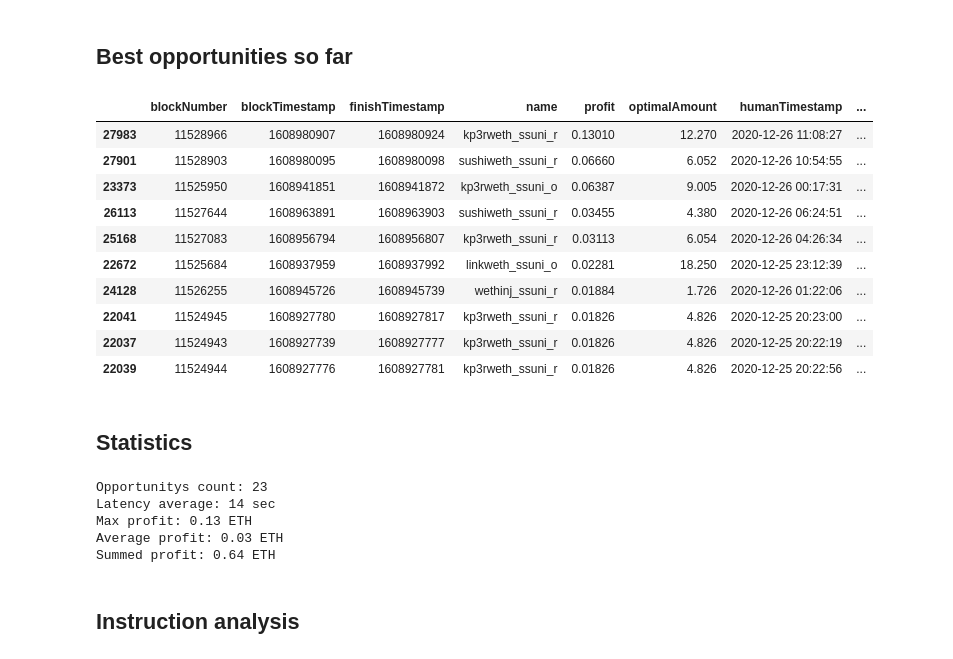
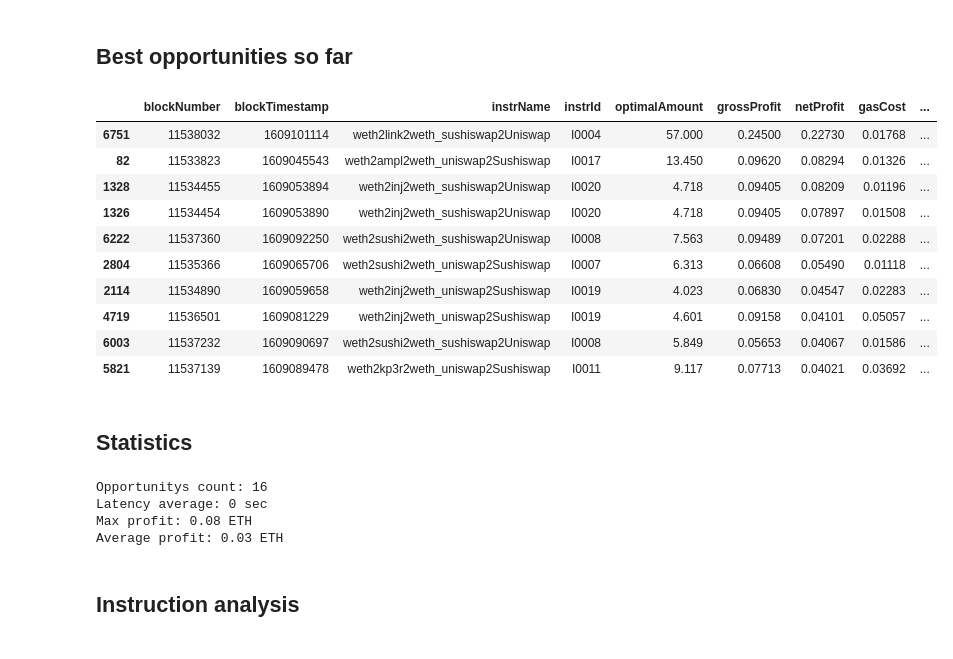
Before and after one commit to halo3mic/mosquito, a Jupyter notebook: analysis/log_analysis.ipynb, the cells around one changed output. Saved outputs shown, nothing was run; the diff lists cells and outputs as text; code cells hidden in the pictures.

```diff
--- a/analysis/log_analysis.ipynb
+++ b/analysis/log_analysis.ipynb
@@ -6,8 +6,8 @@ import pandas as pd
 import time
 # %%
 df = pd.DataFrame(pd.read_csv("../logs/arbbot.csv"))
-df["humanTimestamp"] = pd.to_datetime(df['blockTimestamp'], unit='s').dt.strftime('%Y-%m-%d %H:%M:%S')
-df["latency"] = df["finishTimestamp"] - df["blockTimestamp"]
+df["humanTimestamp"] = pd.to_datetime(df['blockTimestamp'], unit='s')
+df["runTime"] = df["endTimestamp"] - df["startTimestamp"]
 # %%
 # Limit to hour span
 hour_limit = 24
@@ -16,19 +36,19 @@ df = df[df.blockTimestamp > time.time()-sec_limit]
 # %% [markdown]
 ## Best opportunities so far
 # %%
-df.sort_values(by="profit", ascending=0).head(10)
+df.sort_values(by="netProfit", ascending=0).head(10)
 # %% [output]
-|  | blockNumber | blockTimestamp | finishTimestamp | name | profit | optimalAmount | humanTimestamp | ... |
-| 27983 | 11528966 | 1608980907 | 1608980924 | kp3rweth_ssuni_r | 0.13010 | 12.270 | 2020-12-26 11:08:27 | ... |
-| 27901 | 11528903 | 1608980095 | 1608980098 | sushiweth_ssuni_r | 0.06660 | 6.052 | 2020-12-26 10:54:55 | ... |
-| 23373 | 11525950 | 1608941851 | 1608941872 | kp3rweth_ssuni_o | 0.06387 | 9.005 | 2020-12-26 00:17:31 | ... |
-| 26113 | 11527644 | 1608963891 | 1608963903 | sushiweth_ssuni_r | 0.03455 | 4.380 | 2020-12-26 06:24:51 | ... |
-| 25168 | 11527083 | 1608956794 | 1608956807 | kp3rweth_ssuni_r | 0.03113 | 6.054 | 2020-12-26 04:26:34 | ... |
-| 22672 | 11525684 | 1608937959 | 1608937992 | linkweth_ssuni_o | 0.02281 | 18.250 | 2020-12-25 23:12:39 | ... |
-| 24128 | 11526255 | 1608945726 | 1608945739 | wethinj_ssuni_r | 0.01884 | 1.726 | 2020-12-26 01:22:06 | ... |
-| 22041 | 11524945 | 1608927780 | 1608927817 | kp3rweth_ssuni_r | 0.01826 | 4.826 | 2020-12-25 20:23:00 | ... |
-| 22037 | 11524943 | 1608927739 | 1608927777 | kp3rweth_ssuni_r | 0.01826 | 4.826 | 2020-12-25 20:22:19 | ... |
-| 22039 | 11524944 | 1608927776 | 1608927781 | kp3rweth_ssuni_r | 0.01826 | 4.826 | 2020-12-25 20:22:56 | ... |
+|  | blockNumber | blockTimestamp | instrName | instrId | optimalAmount | grossProfit | netProfit | gasCost | ... |
+| 6751 | 11538032 | 1609101114 | weth2link2weth_sushiswap2Uniswap | I0004 | 57.000 | 0.24500 | 0.22730 | 0.01768 | ... |
+| 82 | 11533823 | 1609045543 | weth2ampl2weth_uniswap2Sushiswap | I0017 | 13.450 | 0.09620 | 0.08294 | 0.01326 | ... |
+| 1328 | 11534455 | 1609053894 | weth2inj2weth_sushiswap2Uniswap | I0020 | 4.718 | 0.09405 | 0.08209 | 0.01196 | ... |
+| 1326 | 11534454 | 1609053890 | weth2inj2weth_sushiswap2Uniswap | I0020 | 4.718 | 0.09405 | 0.07897 | 0.01508 | ... |
+| 6222 | 11537360 | 1609092250 | weth2sushi2weth_sushiswap2Uniswap | I0008 | 7.563 | 0.09489 | 0.07201 | 0.02288 | ... |
+| 2804 | 11535366 | 1609065706 | weth2sushi2weth_uniswap2Sushiswap | I0007 | 6.313 | 0.06608 | 0.05490 | 0.01118 | ... |
+| 2114 | 11534890 | 1609059658 | weth2inj2weth_uniswap2Sushiswap | I0019 | 4.023 | 0.06830 | 0.04547 | 0.02283 | ... |
+| 4719 | 11536501 | 1609081229 | weth2inj2weth_uniswap2Sushiswap | I0019 | 4.601 | 0.09158 | 0.04101 | 0.05057 | ... |
+| 6003 | 11537232 | 1609090697 | weth2sushi2weth_sushiswap2Uniswap | I0008 | 5.849 | 0.05653 | 0.04067 | 0.01586 | ... |
+| 5821 | 11537139 | 1609089478 | weth2kp3r2weth_uniswap2Sushiswap | I0011 | 9.117 | 0.07713 | 0.04021 | 0.03692 | ... |
 # %% [markdown]
 ## Statistics
 # %%
@@ -45,13 +64,11 @@ print(f"Opportunitys count: {opp_count}")
 print(f"Latency average: {mean_latency:.0f} sec")
 print(f"Max profit: {max_profit:.2f} ETH")
 print(f"Average profit: {mean_profit:.2f} ETH")
-print(f"Summed profit: {total_profit:.2f} ETH")
 # %% [output]
-Opportunitys count: 23
-Latency average: 14 sec
-Max profit: 0.13 ETH
+Opportunitys count: 16
+Latency average: 0 sec
+Max profit: 0.08 ETH
 Average profit: 0.03 ETH
-Summed profit: 0.64 ETH
 # %% [markdown]
 ## Instruction analysis
 # %%
```
Also changed, not shown: parts of 3 cells of this notebook, 19 other files.
